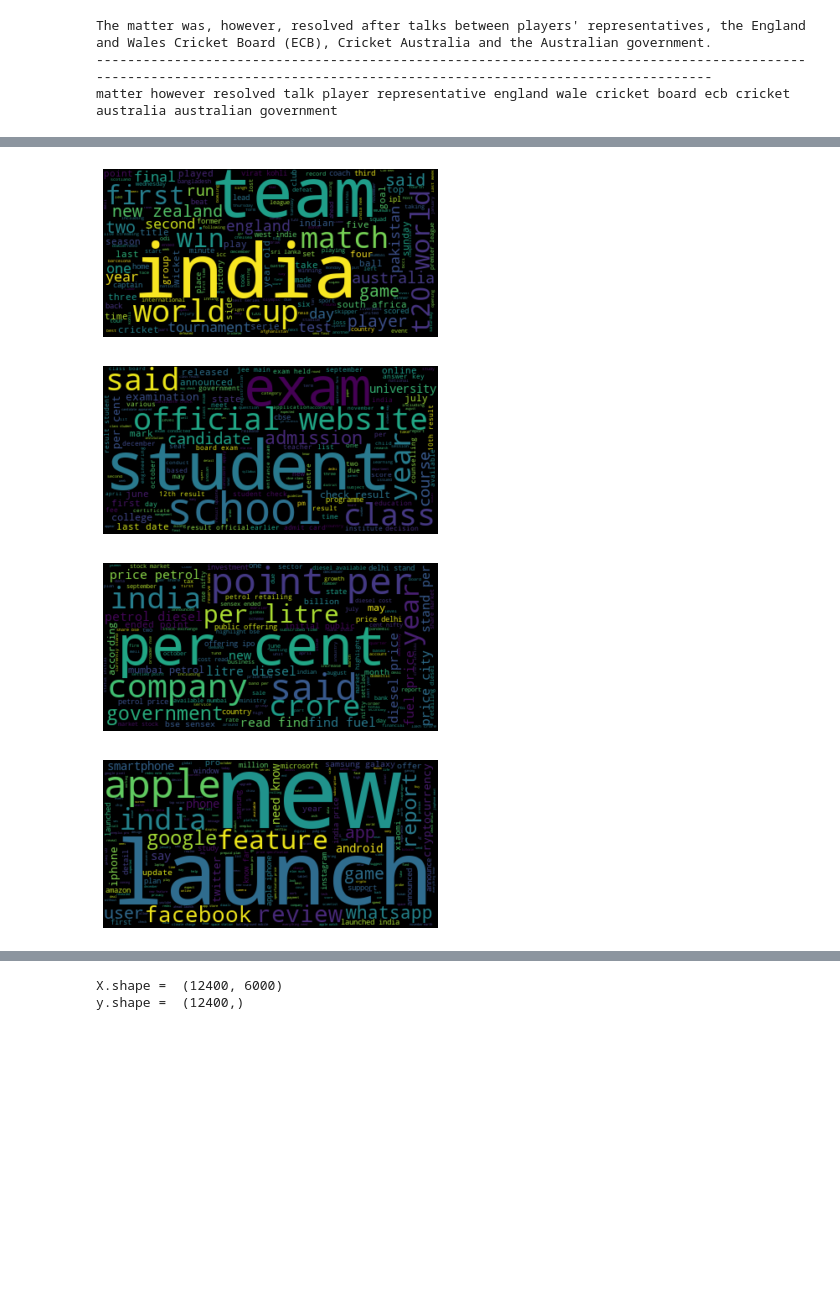
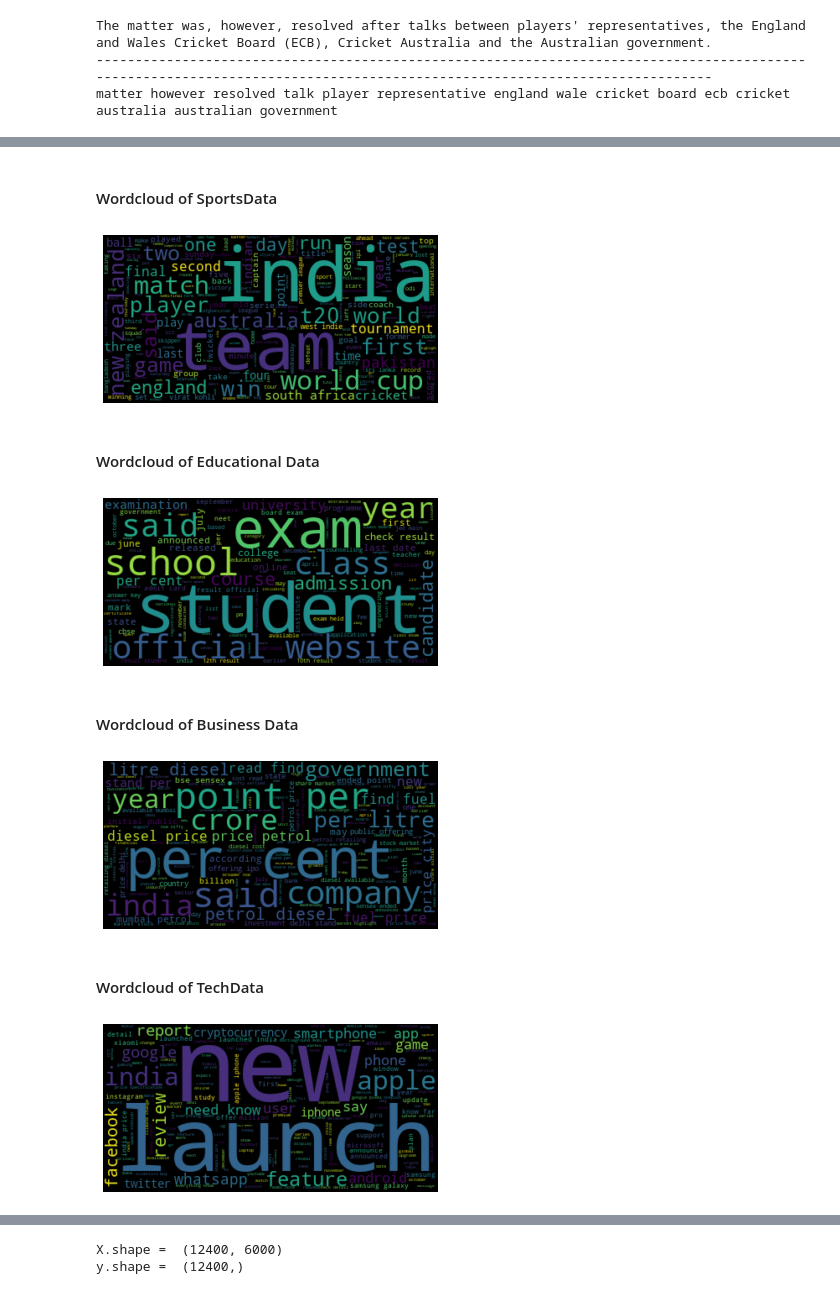
Before and after one commit to adigapranava/ML_Project, a Jupyter notebook: NEWS_ML_PROJECTS.ipynb, the cells around one changed output, grey strips where cells are left out. Cells and saved outputs as stored; diff of their text form; code cells hidden in the pictures; blank space fills up the shorter version.

```diff
--- a/NEWS_ML_PROJECTS.ipynb
+++ b/NEWS_ML_PROJECTS.ipynb
@@ -325,60 +329,44 @@ educationDF.sample(3)
+# %% [markdown]
+#### Wordcloud of SportsData
 # %%
-import nltk
-from wordcloud import WordCloud, STOPWORDS
-from nltk.corpus import stopwords
-# Create stopword list:
-stopwords = set(STOPWORDS)
-stopwords.update(["br", "href"])
 textt = " ".join(review for review in sportsDF["filter2"])
 wordcloud = WordCloud(stopwords=stopwords).generate(textt)
 plt.imshow(wordcloud, interpolation='bilinear')
 plt.axis("off")
-plt.savefig('wordcloud11.png')
+plt.savefig('sports.png')
 plt.show()
 # %% [output]
-[figure, old version]
+[figure, new version]
+# %% [markdown]
+#### Wordcloud of Educational Data
 # %%
-import nltk
-from wordcloud import WordCloud, STOPWORDS
-from nltk.corpus import stopwords
-# Create stopword list:
-stopwords = set(STOPWORDS)
-stopwords.update(["br", "href"])
 textt = " ".join(review for review in educationDF["filter2"])
 wordcloud = WordCloud(stopwords=stopwords).generate(textt)
 plt.imshow(wordcloud, interpolation='bilinear')
 plt.axis("off")
-plt.savefig('wordcloud11.png')
+plt.savefig('edu.png')
 plt.show()
 # %% [output]
-[figure, old version]
+[figure, new version]
+# %% [markdown]
+#### Wordcloud of Business Data
 # %%
-import nltk
-from wordcloud import WordCloud, STOPWORDS
-from nltk.corpus import stopwords
-# Create stopword list:
-stopwords = set(STOPWORDS)
-stopwords.update(["br", "href"])
 textt = " ".join(review for review in businessDF["filter2"])
 wordcloud = WordCloud(stopwords=stopwords).generate(textt)
 plt.imshow(wordcloud, interpolation='bilinear')
 plt.axis("off")
-plt.savefig('wordcloud11.png')
+plt.savefig('business.png')
 plt.show()
 # %% [output]
-[figure, old version]
+[figure, new version]
+# %% [markdown]
+#### Wordcloud of TechData
 # %%
-import nltk
-from wordcloud import WordCloud, STOPWORDS
-from nltk.corpus import stopwords
-# Create stopword list:
-stopwords = set(STOPWORDS)
-stopwords.update(["br", "href"])
 textt = " ".join(review for review in teachDF["filter2"])
 wordcloud = WordCloud(stopwords=stopwords).generate(textt)
 plt.imshow(wordcloud, interpolation='bilinear')
 plt.axis("off")
-plt.savefig('wordcloud11.png')
+plt.savefig('tech.png')
 plt.show()
 # %% [output]
-[figure, old version]
+[figure, new version]
```
Also changed, not shown: parts of 64 cells of this notebook.
